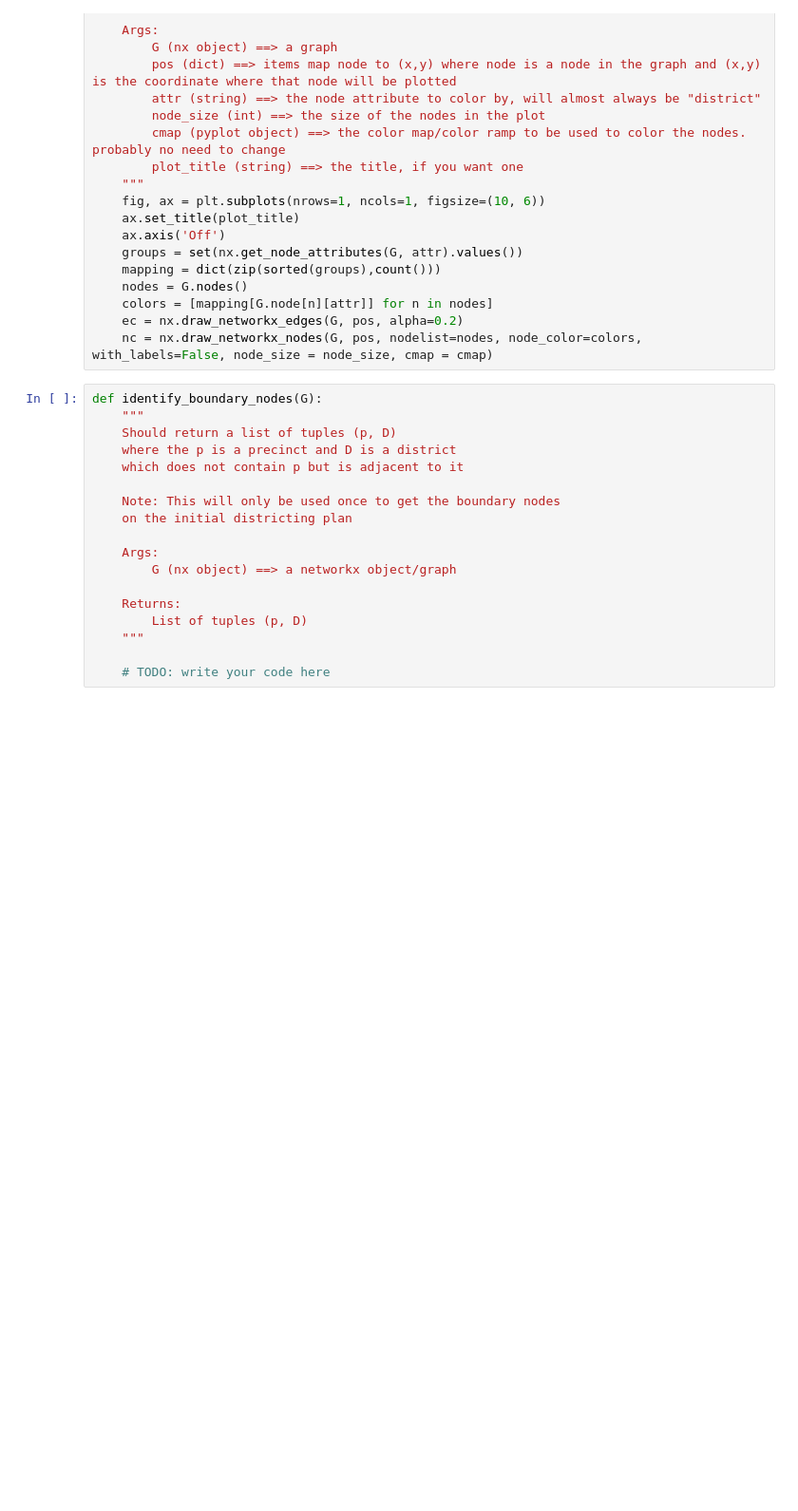
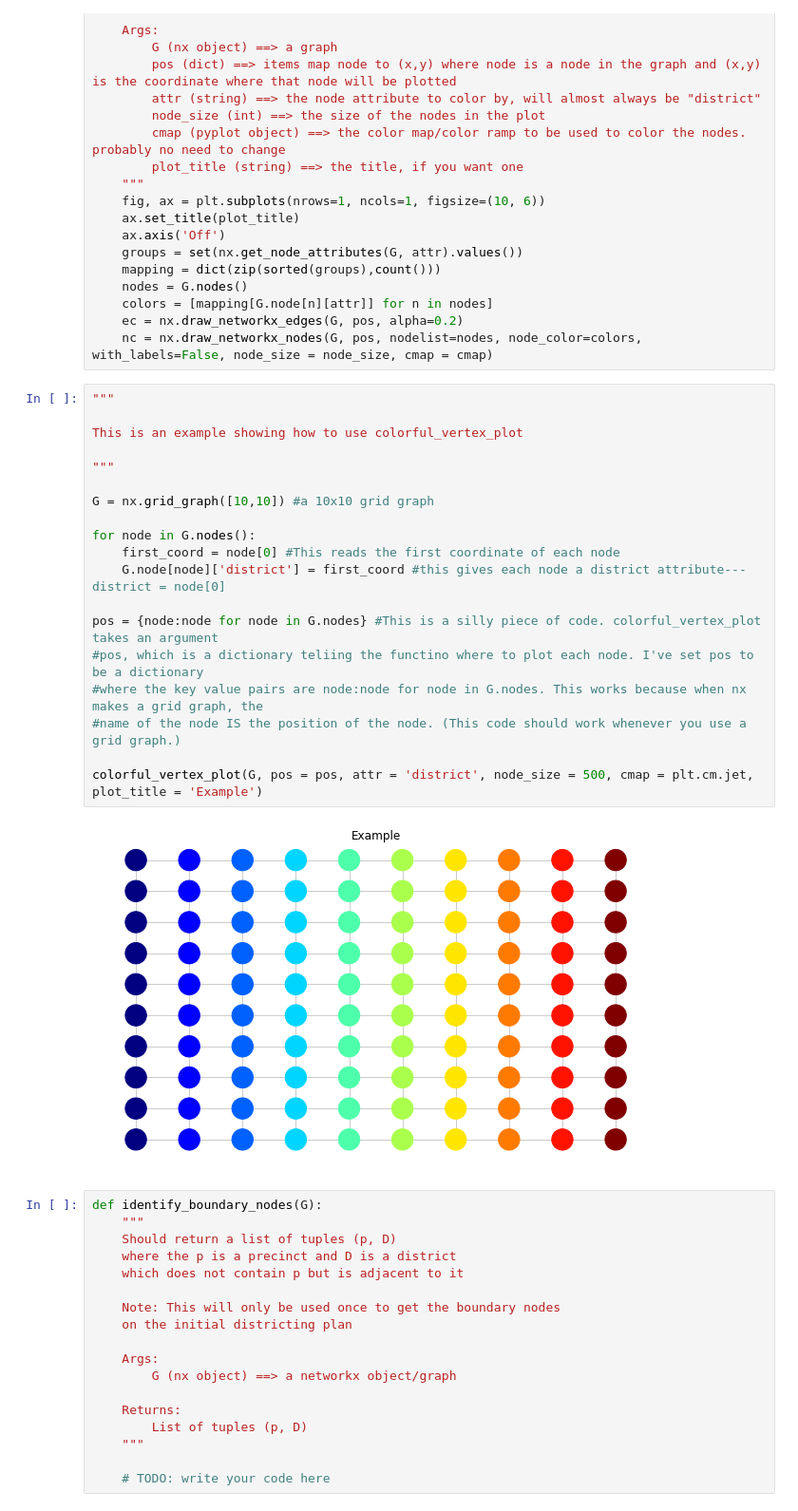
Before and after one commit to austin80/math435_mcmc, a Jupyter notebook: starter_code.ipynb, the cells around one changed output. Shown at 95% size. Cells and saved outputs as stored; diff of their text form; blank space fills up the shorter version.

Commit message:
added plotting example

```diff
--- a/starter_code.ipynb
+++ b/starter_code.ipynb
@@ -32,6 +32,27 @@ def colorful_vertex_plot(G, pos, attr, node_size = 75, cmap = plt.cm.jet, plot_t
     colors = [mapping[G.node[n][attr]] for n in nodes]
     ec = nx.draw_networkx_edges(G, pos, alpha=0.2)
     nc = nx.draw_networkx_nodes(G, pos, nodelist=nodes, node_color=colors, with_labels=False, node_size = node_size, cmap = cmap)
+# %%
+"""
+
+This is an example showing how to use colorful_vertex_plot
+
+"""
+
+G = nx.grid_graph([10,10]) #a 10x10 grid graph
+
+for node in G.nodes():
+    first_coord = node[0] #This reads the first coordinate of each node
+    G.node[node]['district'] = first_coord #this gives each node a district attribute---district = node[0]
+
+pos = {node:node for node in G.nodes} #This is a silly piece of code. colorful_vertex_plot takes an argument
+#pos, which is a dictionary teliing the functino where to plot each node. I've set pos to be a dictionary
+#where the key value pairs are node:node for node in G.nodes. This works because when nx makes a grid graph, the
+#name of the node IS the position of the node. (This code should work whenever you use a grid graph.)
+
+colorful_vertex_plot(G, pos = pos, attr = 'district', node_size = 500, cmap = plt.cm.jet, plot_title = 'Example')
+# %% [output]
+[figure, added]
 # %%
 def identify_boundary_nodes(G):
     """
```
Also changed, not shown: parts of 1 cell of this notebook.
